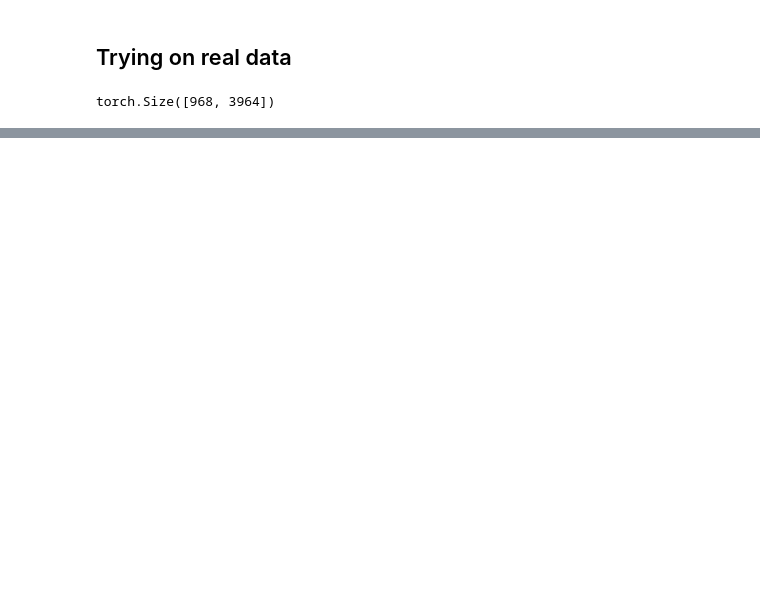
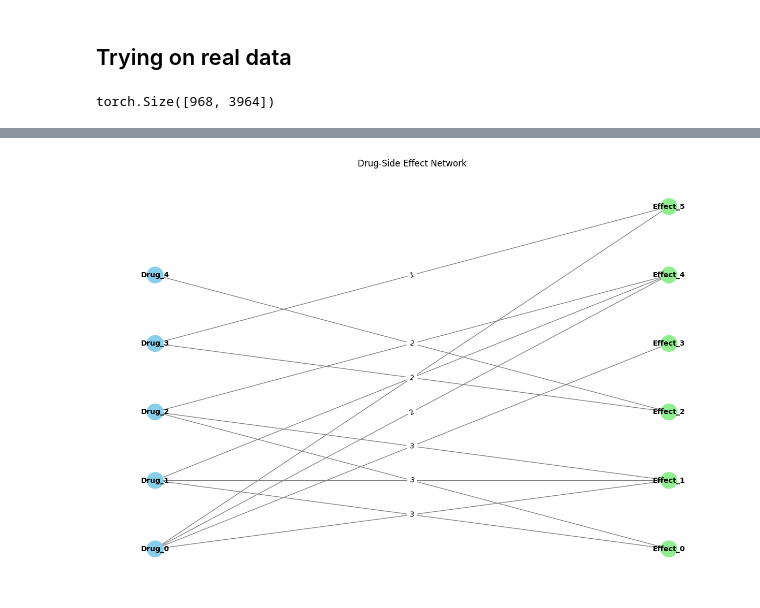
Before and after one commit to christineschutt/LatentDistanceModel, a Jupyter notebook: latent_distance/code_clean.ipynb, the cells around one changed output, grey strips where cells are left out. Drawn from its saved outputs; the diff is of its cells as text; code cells hidden in the pictures; blank space fills up the shorter version.

```diff
--- a/latent_distance/code_clean.ipynb
+++ b/latent_distance/code_clean.ipynb
@@ -633,0 +516,15 @@ import random
+# %%
+device = torch.device("cuda" if torch.cuda.is_available() else "cpu")
+embedding_dim = 5
+Aij2 = torch.tensor([[0, 2, 0, 3, 2, 1],
+                    [3, 3, 0, 0, 1, 0],
+                    [3, 3, 0, 0, 1, 0],
+                    [0, 0, 2, 0, 0, 1],
+                    [0, 0, 2, 0, 0, 0]],dtype=torch.float32) #column: side effect, row:drug, value: frequency (ordinal)
+n_epochs = 500
+lr = 0.01
+seed = 20
+model2 = LDMprobit(Aij2, embedding_dim, device, n_epochs, lr, seed)
+probit_output2 = model2.probit()  # Compute the probit probability matrix
+loss_out2 = model2.train()  # Compute the ordinal cross-entropy loss
+print(loss_out2)
@@ -633,0 +549,3 @@ import random
+# %%
+links2, ordinal_vals2 = model2.predict_categories()
+drug_emb2, effect_emb2 = model2.get_embeddings()
@@ -633,0 +718,5 @@ import random
+# %%
+plots2 = create_plots(links2, drug_emb2, effect_emb2, dim_reduction="default", seed = 10)
+plots2.simple_links()
+# %% [output]
+[figure, added]
```
Also changed, not shown: parts of 42 cells of this notebook, 4 other files.
